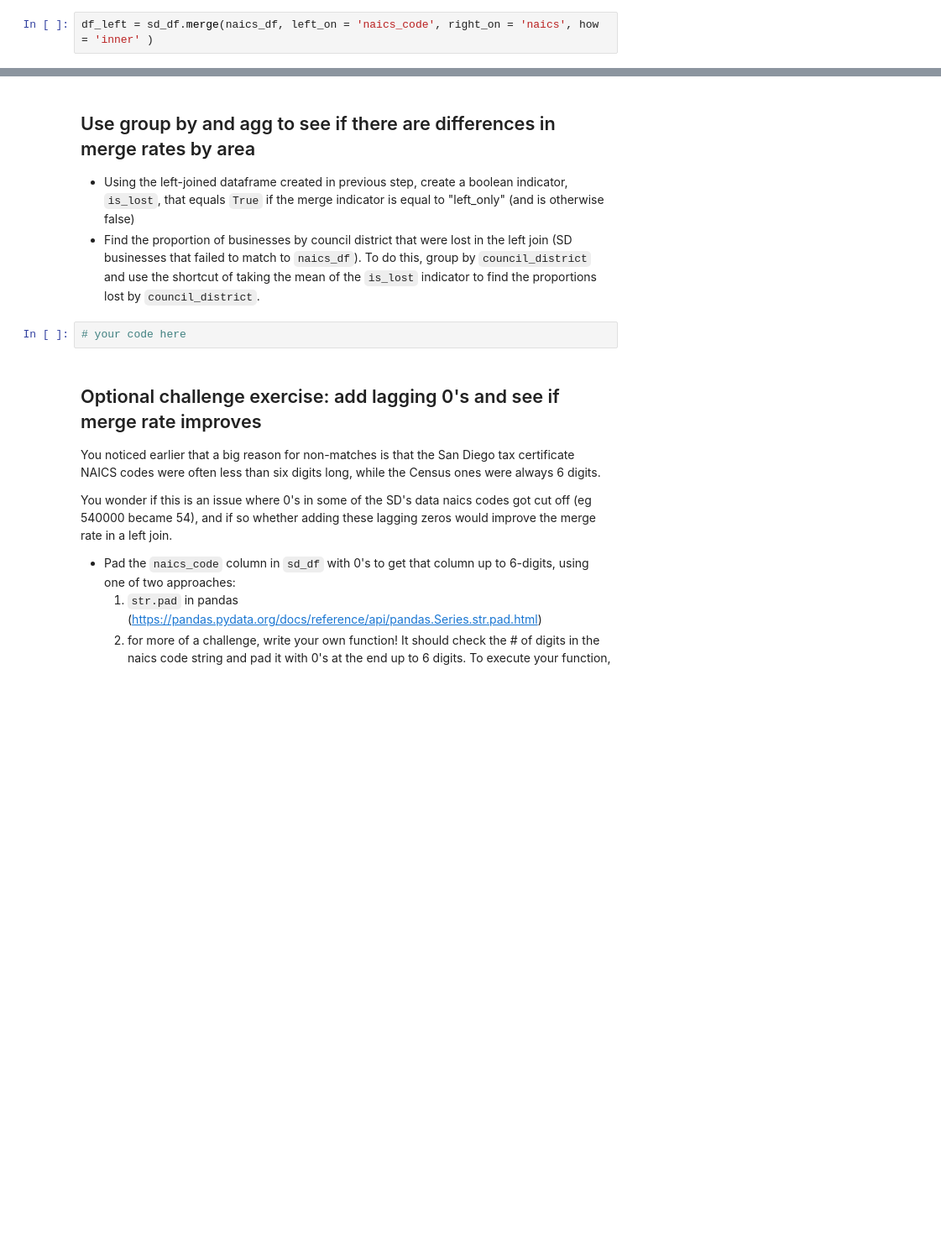
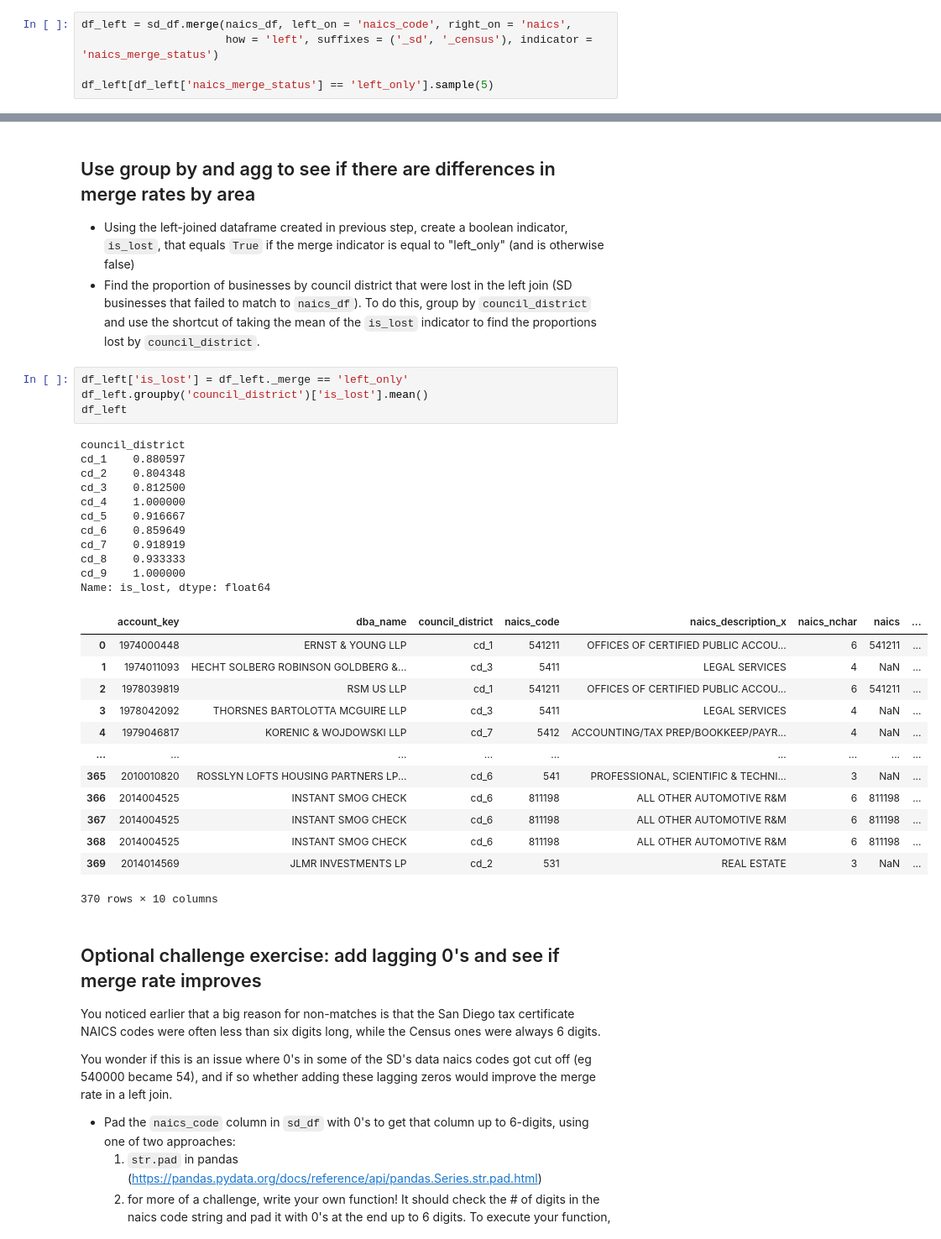
Before and after one commit to mingyuezha/QSS20_F24, a Jupyter notebook: my_work/activities/03_merging_exact_blank.ipynb, the cells around one changed output, grey strips where cells are left out. Shown: that part at 84% size. Saved outputs shown, nothing was run; the diff lists cells and outputs as text; blank space fills up the shorter version.

```diff
--- a/my_work/activities/03_merging_exact_blank.ipynb
+++ b/my_work/activities/03_merging_exact_blank.ipynb
@@ -92,4 +91,7 @@ df
 - Use the `suffixes` argument within merge to add `_sd` as the left suffix, `_census` as the right suffix
 - Use `naics_merge_status` in the merged result to look at a sample of San Diego businesses that weren't matched with `naics_df`
 # %%
-df_left = sd_df.merge(naics_df, left_on = 'naics_code', right_on = 'naics', how = 'inner' )
+df_left = sd_df.merge(naics_df, left_on = 'naics_code', right_on = 'naics',
+                      how = 'left', suffixes = ('_sd', '_census'), indicator = 'naics_merge_status')
+
+df_left[df_left['naics_merge_status'] == 'left_only'].sample(5)
@@ -98,8 +107,35 @@ df_left = sd_df.merge(naics_df, left_on = 'naics_code', right_on = 'naics', how
 
 - Using the left-joined dataframe created in previous step, create a boolean indicator, `is_lost`, that equals `True` if the merge indicator is equal to "left_only" (and is otherwise false)
 - Find the proportion of businesses by council district that were lost in the left join (SD businesses that failed to match to `naics_df`). To do this, group by `council_district` and use the shortcut of taking the mean of the `is_lost` indicator to find the proportions lost by `council_district`.
-# %%
-# your code here
+# %%
+df_left['is_lost'] = df_left._merge == 'left_only'
+df_left.groupby('council_district')['is_lost'].mean()
+df_left
+# %% [output]
+council_district
+cd_1    0.880597
+cd_2    0.804348
+cd_3    0.812500
+cd_4    1.000000
+cd_5    0.916667
+cd_6    0.859649
+cd_7    0.918919
+cd_8    0.933333
+cd_9    1.000000
+Name: is_lost, dtype: float64
+|  | account_key | dba_name | council_district | naics_code | naics_description_x | naics_nchar | naics | ... |
+| 0 | 1974000448 | ERNST & YOUNG LLP | cd_1 | 541211 | OFFICES OF CERTIFIED PUBLIC ACCOU... | 6 | 541211 | ... |
+| 1 | 1974011093 | HECHT SOLBERG ROBINSON GOLDBERG &... | cd_3 | 5411 | LEGAL SERVICES | 4 | NaN | ... |
+| 2 | 1978039819 | RSM US LLP | cd_1 | 541211 | OFFICES OF CERTIFIED PUBLIC ACCOU... | 6 | 541211 | ... |
+| 3 | 1978042092 | THORSNES BARTOLOTTA MCGUIRE LLP | cd_3 | 5411 | LEGAL SERVICES | 4 | NaN | ... |
+| 4 | 1979046817 | KORENIC & WOJDOWSKI LLP | cd_7 | 5412 | ACCOUNTING/TAX PREP/BOOKKEEP/PAYR... | 4 | NaN | ... |
+| ... | ... | ... | ... | ... | ... | ... | ... | ... |
+| 365 | 2010010820 | ROSSLYN LOFTS HOUSING PARTNERS LP... | cd_6 | 541 | PROFESSIONAL, SCIENTIFIC & TECHNI... | 3 | NaN | ... |
+| 366 | 2014004525 | INSTANT SMOG CHECK | cd_6 | 811198 | ALL OTHER AUTOMOTIVE R&M | 6 | 811198 | ... |
+| 367 | 2014004525 | INSTANT SMOG CHECK | cd_6 | 811198 | ALL OTHER AUTOMOTIVE R&M | 6 | 811198 | ... |
+| 368 | 2014004525 | INSTANT SMOG CHECK | cd_6 | 811198 | ALL OTHER AUTOMOTIVE R&M | 6 | 811198 | ... |
+| 369 | 2014014569 | JLMR INVESTMENTS LP | cd_2 | 531 | REAL ESTATE | 3 | NaN | ... |
+370 rows × 10 columns
 # %% [markdown]
 ## Optional challenge exercise: add lagging 0's and see if merge rate improves
 
```
Also changed, not shown: parts of 4 cells of this notebook.
